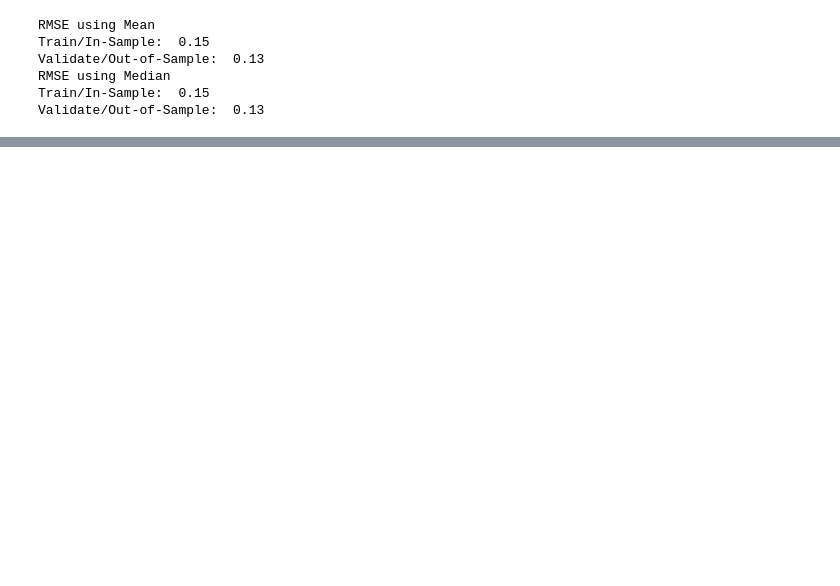
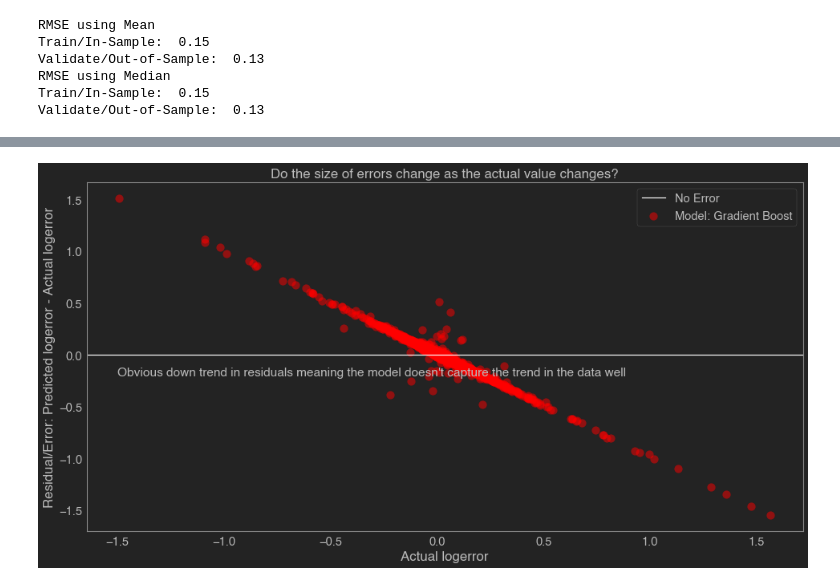
Before and after one commit to sam-and-ken/clustering-project, a Jupyter notebook: Cluster_project_explore_Ken.ipynb, the cells around one changed output, grey strips where cells are left out. Saved outputs shown, nothing was run; the diff lists cells and outputs as text; code cells hidden in the pictures; blank space fills up the shorter version.

```diff
--- a/Cluster_project_explore_Ken.ipynb
+++ b/Cluster_project_explore_Ken.ipynb
@@ -1119,0 +1146,15 @@ Validate/Out-of-Sample:  0.13
+# %%
+plt.figure(figsize=(16,8))
+plt.axhline(label="No Error")
+plt.scatter(y_validate_West_LA.logerror, y_validate_West_LA.logerror_pred_gbr-y_validate_West_LA.logerror,
+            alpha=.5, color="red", s=100, label="Model: Gradient Boost")
+
+plt.legend()
+plt.xlabel("Actual logerror")
+plt.ylabel("Residual/Error: Predicted logerror - Actual logerror")
+plt.title("Do the size of errors change as the actual value changes?")
+plt.annotate("Obvious down trend in residuals meaning the model doesn't capture the trend in the data well", (-1.5,-0.2))
+
+plt.show()
+# %% [output]
+[figure, added]
```
Also changed, not shown: parts of 10 cells of this notebook, 1 other file.
